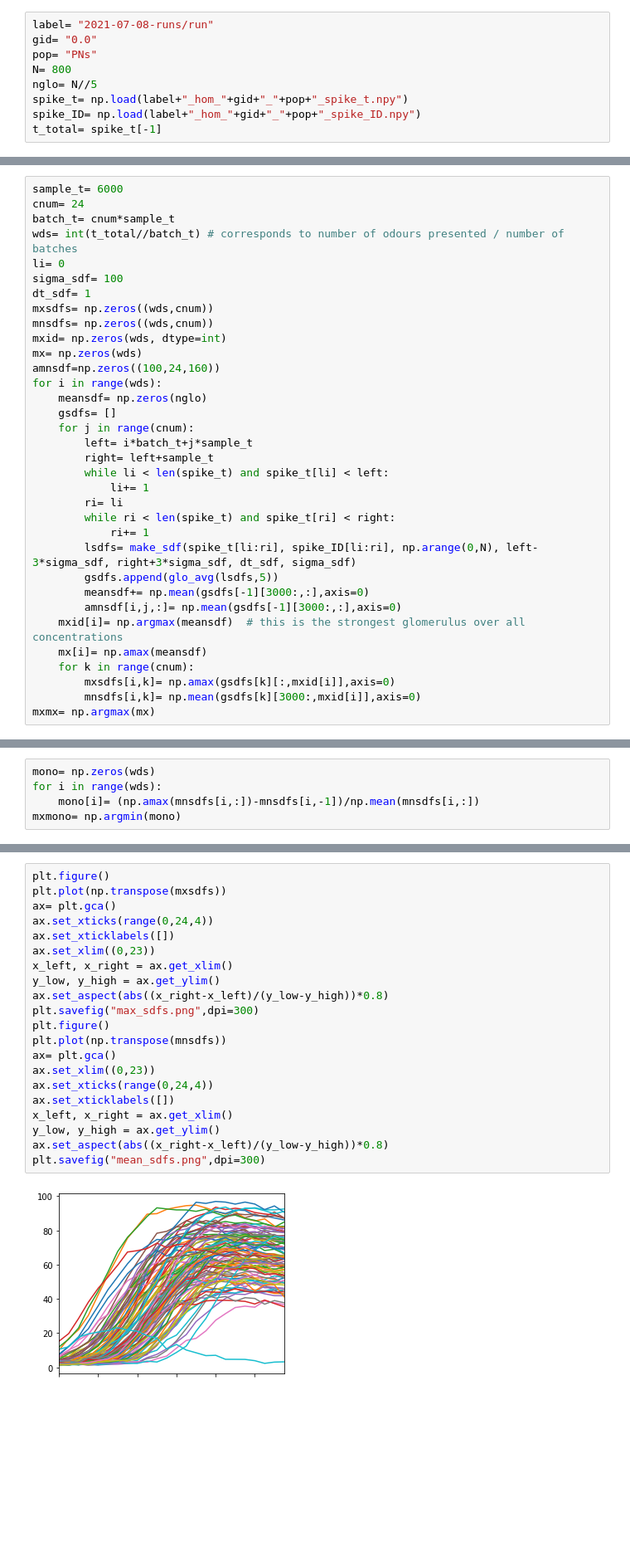
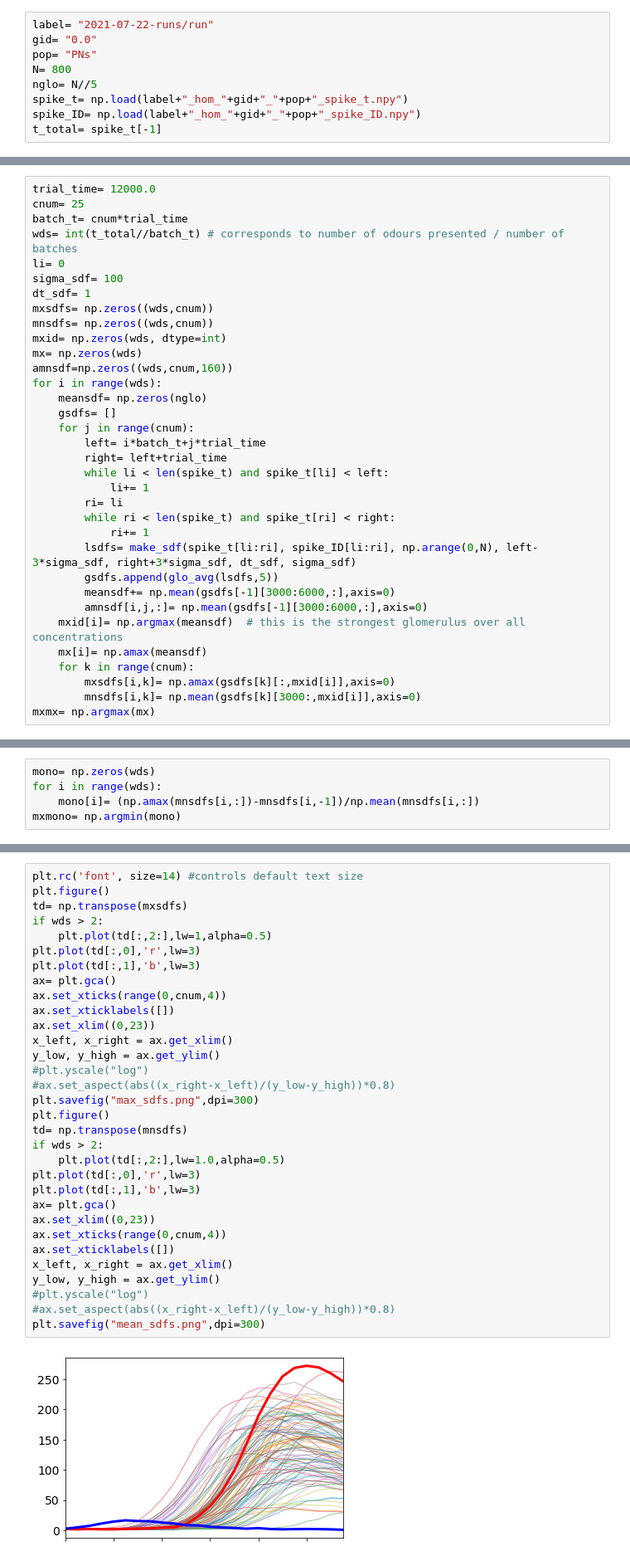
Before and after one commit to tnowotny/bee_al_2021, a Jupyter notebook: src/figure3.ipynb, the cells around one changed output, grey strips where cells are left out. Shown at 83% size. Drawn from its saved outputs; the diff is of its cells as text; blank space fills up the shorter version.

```diff
--- a/src/figure3.ipynb
+++ b/src/figure3.ipynb
@@ -6,5 +12,5 @@ from helper import *
 # %%
-label= "2021-07-08-runs/run"
+label= "2021-07-22-runs/run"
 gid= "0.0"
 pop= "PNs"
 N= 800
@@ -32,7 +47,7 @@ def glo_avg(sdf: np.ndarray, n):
 # %%
-sample_t= 6000
-cnum= 24
-batch_t= cnum*sample_t
+trial_time= 12000.0
+cnum= 25
+batch_t= cnum*trial_time
 wds= int(t_total//batch_t) # corresponds to number of odours presented / number of batches
 li= 0
 sigma_sdf= 100
@@ -41,13 +56,13 @@ mxsdfs= np.zeros((wds,cnum))
 mnsdfs= np.zeros((wds,cnum))
 mxid= np.zeros(wds, dtype=int)
 mx= np.zeros(wds)
-amnsdf=np.zeros((100,24,160))
+amnsdf=np.zeros((wds,cnum,160))
 for i in range(wds):
     meansdf= np.zeros(nglo)
     gsdfs= []
     for j in range(cnum):
-        left= i*batch_t+j*sample_t
-        right= left+sample_t
+        left= i*batch_t+j*trial_time
+        right= left+trial_time
         while li < len(spike_t) and spike_t[li] < left:
             li+= 1
         ri= li
@@ -55,8 +70,8 @@ for i in range(wds):
             ri+= 1
         lsdfs= make_sdf(spike_t[li:ri], spike_ID[li:ri], np.arange(0,N), left-3*sigma_sdf, right+3*sigma_sdf, dt_sdf, sigma_sdf)
         gsdfs.append(glo_avg(lsdfs,5))
-        meansdf+= np.mean(gsdfs[-1][3000:,:],axis=0)
-        amnsdf[i,j,:]= np.mean(gsdfs[-1][3000:,:],axis=0)
+        meansdf+= np.mean(gsdfs[-1][3000:6000,:],axis=0)
+        amnsdf[i,j,:]= np.mean(gsdfs[-1][3000:6000,:],axis=0)
     mxid[i]= np.argmax(meansdf)  # this is the strongest glomerulus over all concentrations
     mx[i]= np.amax(meansdf)
     for k in range(cnum):
@@ -117,23 +147,34 @@ plt.colorbar()
 # %%
+plt.rc('font', size=14) #controls default text size
 plt.figure()
-plt.plot(np.transpose(mxsdfs))
+td= np.transpose(mxsdfs)
+if wds > 2:
+    plt.plot(td[:,2:],lw=1,alpha=0.5)
+plt.plot(td[:,0],'r',lw=3)
+plt.plot(td[:,1],'b',lw=3)
 ax= plt.gca()
-ax.set_xticks(range(0,24,4))
+ax.set_xticks(range(0,cnum,4))
 ax.set_xticklabels([])
 ax.set_xlim((0,23))
 x_left, x_right = ax.get_xlim()
 y_low, y_high = ax.get_ylim()
-ax.set_aspect(abs((x_right-x_left)/(y_low-y_high))*0.8)
+#plt.yscale("log")
+#ax.set_aspect(abs((x_right-x_left)/(y_low-y_high))*0.8)
 plt.savefig("max_sdfs.png",dpi=300)
 plt.figure()
-plt.plot(np.transpose(mnsdfs))
+td= np.transpose(mnsdfs)
+if wds > 2:
+    plt.plot(td[:,2:],lw=1.0,alpha=0.5)
+plt.plot(td[:,0],'r',lw=3)
+plt.plot(td[:,1],'b',lw=3)
 ax= plt.gca()
 ax.set_xlim((0,23))
-ax.set_xticks(range(0,24,4))
+ax.set_xticks(range(0,cnum,4))
 ax.set_xticklabels([])
 x_left, x_right = ax.get_xlim()
 y_low, y_high = ax.get_ylim()
-ax.set_aspect(abs((x_right-x_left)/(y_low-y_high))*0.8)
+#plt.yscale("log")
+#ax.set_aspect(abs((x_right-x_left)/(y_low-y_high))*0.8)
 plt.savefig("mean_sdfs.png",dpi=300)
 # %% [output]
-[figure, old version]
+[figure, new version]
```
Also changed, not shown: parts of 16 cells of this notebook, 1 other file.
